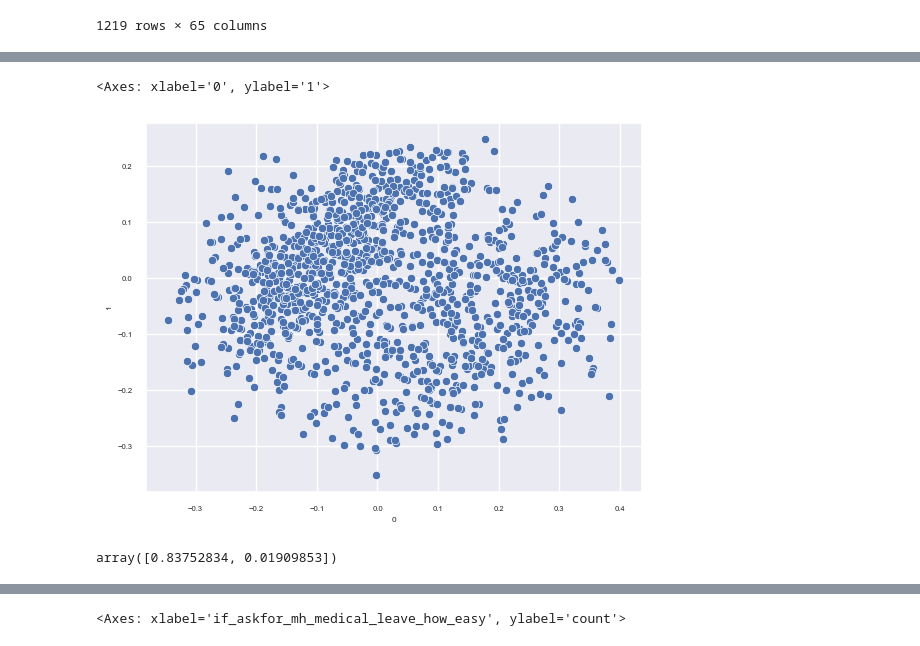
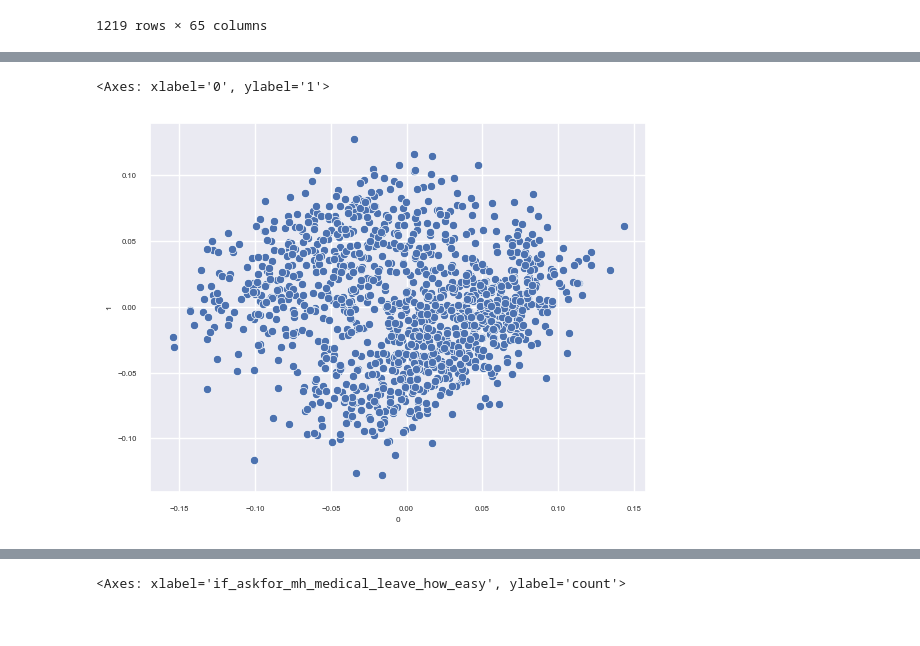
Before and after one commit to kasvoy/KaggleLearning, a Jupyter notebook: mental_health/mental_health.ipynb, the cells around one changed output, grey strips where cells are left out. Saved outputs shown, nothing was run; the diff lists cells and outputs as text; code cells hidden in the pictures.

Commit message:
visualizing and optimizing clustering on tsne reduced graph

```diff
--- a/mental_health/mental_health.ipynb
+++ b/mental_health/mental_health.ipynb
@@ -343,0 +325,9 @@ sns.scatterplot(x = tsne_df[0], y = tsne_df[1])
+# %%
+from yellowbrick.cluster import KElbowVisualizer
+
+kmeans = KMeans(random_state=0, n_init='auto')
+
+vis = KElbowVisualizer(kmeans, k=(1,11))
+
+vis.fit(selected)
+vis.show()
@@ -343,0 +337,7 @@ sns.scatterplot(x = tsne_df[0], y = tsne_df[1])
+# %%
+from yellowbrick.cluster import SilhouetteVisualizer
+kmeans2 = KMeans(n_clusters=3, n_init='auto')
+
+silh_vis = SilhouetteVisualizer(kmeans2)
+silh_vis.fit(selected)
+silh_vis.show()
@@ -344,10 +347,9 @@ sns.scatterplot(x = tsne_df[0], y = tsne_df[1])
 # %%
 from mca import MCA
 
-mca = MCA(no_age)
-
-mca_df = pd.DataFrame(mca.fs_r(N=2))
-sns.scatterplot(x= mca_df[0], y=mca_df[1])
+mca = MCA(selected)
+mcadf = pd.DataFrame(mca.fs_r(N=2))
+sns.scatterplot(x =mcadf[0], y=mcadf[1])
 # %% [output]
 <Axes: xlabel='0', ylabel='1'>
-[figure, old version]
+[figure, new version]
@@ -368,4 +355,0 @@ pca_df = pd.DataFrame(pca.fit_transform(selected), columns=['PCA1', 'PCA2'])
-# %%
-pca.explained_variance_ratio_
-# %% [output]
-array([0.83752834, 0.01909853])
```
Also changed, not shown: parts of 10 cells of this notebook.
